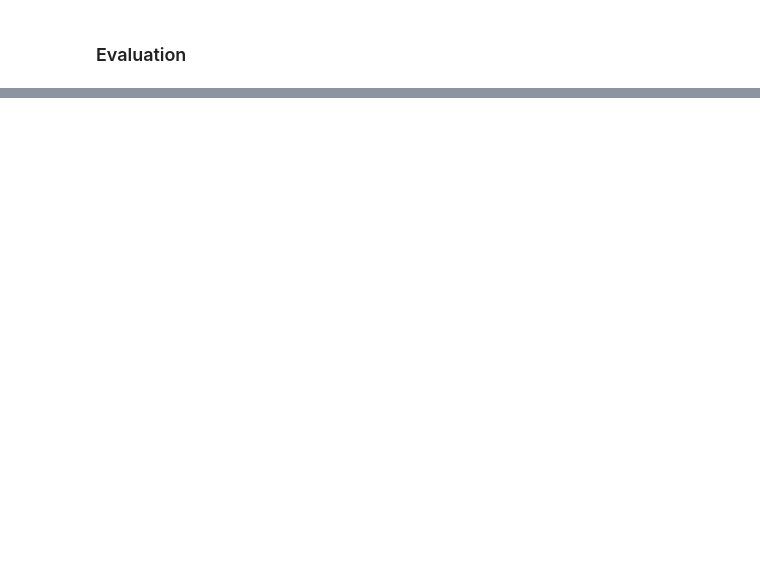
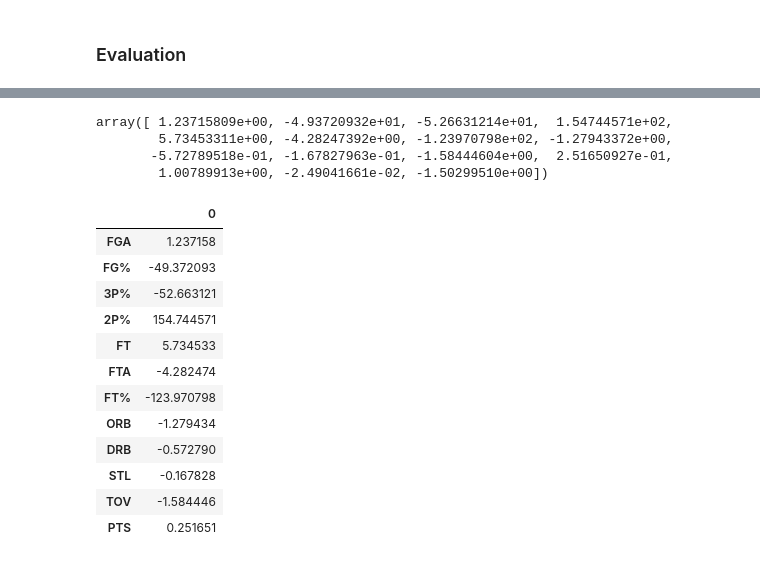
Before and after one commit to HarperJ102986/NBA_Season_Wins, a Jupyter notebook: NBA_Season_Wins_F.ipynb, the cells around one changed output, grey strips where cells are left out. Cells and saved outputs as stored; diff of their text form; code cells hidden in the pictures; blank space fills up the shorter version.

```diff
--- a/NBA_Season_Wins_F.ipynb
+++ b/NBA_Season_Wins_F.ipynb
@@ -645,0 +784,9 @@ def multicollinearity_assumption(model, features, label, feature_names=None):
+# %%
+# Regressive feature elimination
+rfe = RFECV(
+    estimator=LinearRegression(),
+    min_features_to_select=3,
+    cv=5,
+)
+# %%
+rfe.fit(X4_train, y4_train)
@@ -645,0 +804,6 @@ def multicollinearity_assumption(model, features, label, feature_names=None):
+# %%
+#create new dfs with just the columns identified by the RFE
+columns = X4_train.columns[rfe.support_]
+X4_train_rfe = X4_train[columns]
+X4_val_rfe = X4_val[columns]
+X4_test_rfe = X4_test[columns]
@@ -645,0 +832,29 @@ def multicollinearity_assumption(model, features, label, feature_names=None):
+# %%
+model_4.coef_
+# %% [output]
+array([ 1.23715809e+00, -4.93720932e+01, -5.26631214e+01,  1.54744571e+02,
+        5.73453311e+00, -4.28247392e+00, -1.23970798e+02, -1.27943372e+00,
+       -5.72789518e-01, -1.67827963e-01, -1.58444604e+00,  2.51650927e-01,
+        1.00789913e+00, -2.49041661e-02, -1.50299510e+00])
+# %%
+# Pull out feature importances of best model (model_4) To give reccomandations
+coeff = {name: score
+                   for name, score
+                       in zip(X4_train_rfe.columns, model_4.coef_)
+}
+feat_import = pd.DataFrame.from_dict(coeff, orient='index')
+feat_import
+# %% [output]
+|  | 0 |
+| FGA | 1.237158 |
+| FG% | -49.372093 |
+| 3P% | -52.663121 |
+| 2P% | 154.744571 |
+| FT | 5.734533 |
+| FTA | -4.282474 |
+| FT% | -123.970798 |
+| ORB | -1.279434 |
+| DRB | -0.572790 |
+| STL | -0.167828 |
+| TOV | -1.584446 |
+| PTS | 0.251651 |
```
Also changed, not shown: parts of 24 cells of this notebook.
